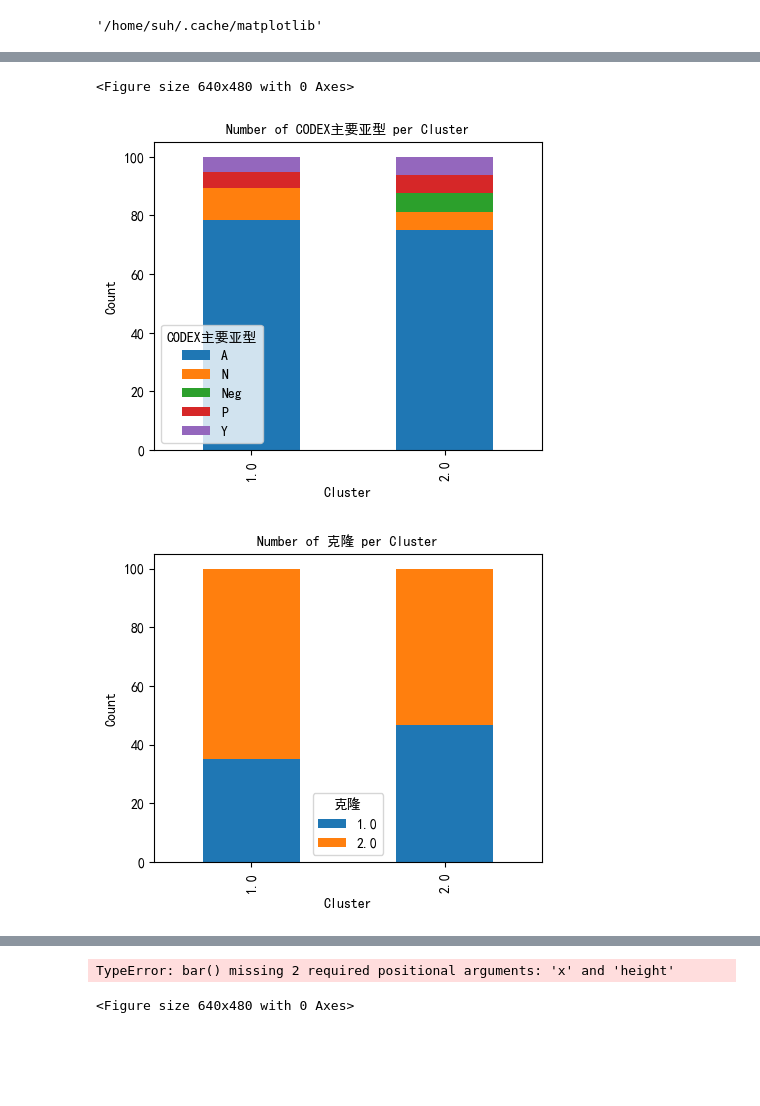
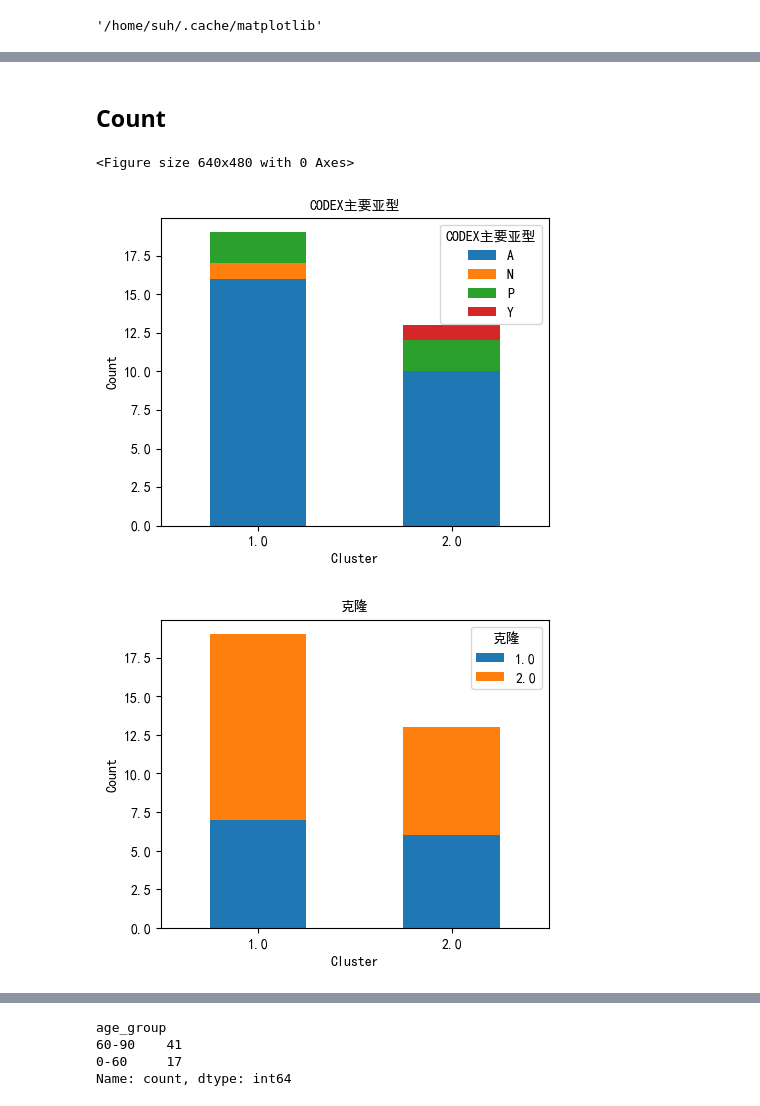
Before and after one commit to p0nda/MetabSubtype, a Jupyter notebook: tasks/Subtype/notebooks/subtype_pro_analysis.ipynb, the cells around one changed output, grey strips where cells are left out. Saved outputs shown, nothing was run; the diff lists cells and outputs as text; code cells hidden in the pictures; blank space fills up the shorter version.

```diff
--- a/tasks/Subtype/notebooks/subtype_pro_analysis.ipynb
+++ b/tasks/Subtype/notebooks/subtype_pro_analysis.ipynb
@@ -45,6 +45,7 @@ warnings.filterwarnings("ignore")
 # %%
 metab_df=pd.read_csv('../data/Using/metab.csv',index_col=0)
 sample_df=pd.read_csv('../data/Using/sample.csv',index_col=0)
+sample_info=pd.read_csv('../../MultiOmics/data/sample/personal_info.csv',index_col=0)
 lipid_df=pd.read_csv('../data/Using/lipid.csv',index_col=0)
 # sample_df=chemical_sample_df
 # sample_df.set_index("Sample Name",inplace=True)
@@ -54,6 +55,8 @@ metab_num=metab_df.shape[1]
 lipid_num=lipid_df.shape[1]
 
 sample_df=sample_df.rename(columns={'TMN':'TNM'})
+
+sample_df=pd.merge(sample_df,sample_info.iloc[:,1:],left_index=True,right_index=True)
 # %%
 metab_cluster
 # %% [output]
@@ -138,0 +289,27 @@ candidate_columns=['CODEX主要亚型','克隆','MT2结构','TNM']
+# %%
+plt.rcParams["font.sans-serif"]=["SimHei"] #设置字体
+plt.rcParams["axes.unicode_minus"]= False #设置字体
+
+stack_column='survival_group'
+using_df=sample_df[(~sample_df[stack_column].isna())&(sample_df[stack_column]!=0)]
+using_df=using_df[using_df['oss']==1]
+# Group by 'cluster' and 'male', then count the occurrences
+grouped = using_df.groupby(['metab_cluster', stack_column]).size().unstack(fill_value=0)
+grouped
+grouped_percentage = grouped.div(grouped.sum(axis=1), axis=0) * 100
+
+plt.set_cmap('Set1')
+# Plot the stacked bar chart
+# plt.figure(figsize=(2, 4))
+fig,ax=plt.subplots()
+grouped.plot(kind='bar', stacked=True,width=0.5,ax=ax,figsize=(5,4))
+
+# Customize the plot
+# plt.title(f'Number of {stack_column} per Cluster',fontproperties=zhfont1)
+plt.title(f'{stack_column}',fontproperties=zhfont1)
+plt.xlabel('Cluster',fontproperties=zhfont1)
+plt.ylabel('Count',fontproperties=zhfont1)
+# plt.legend(title='Male', labels=['Female', 'Male'])
+plt.xticks(rotation=0)  # 将x轴刻度旋转45度
+# Show the plot
+# plt.show()
@@ -139,29 +320,32 @@ candidate_columns=['CODEX主要亚型','克隆','MT2结构','TNM']
+# %% [markdown]
+## Count
 # %%
 plt.rcParams["font.sans-serif"]=["SimHei"] #设置字体
 plt.rcParams["axes.unicode_minus"]= False #设置字体
 stack_column=''
 for stack_column in candidate_columns:
-
+    using_df=sample_df[(~sample_df[stack_column].isna())]
 # Group by 'cluster' and 'male', then count the occurrences
-    grouped = sample_df.groupby(['metab_cluster', stack_column]).size().unstack(fill_value=0)
+    grouped = using_df.groupby(['metab_cluster', stack_column]).size().unstack(fill_value=0)
     grouped
-    grouped_percentage = grouped.div(grouped.sum(axis=1), axis=0) * 100
+    # grouped_percentage = grouped.div(grouped.sum(axis=1), axis=0) * 100
 
     plt.set_cmap('Set1')
     # Plot the stacked bar chart
     # plt.figure(figsize=(2, 4))
     fig,ax=plt.subplots()
-    grouped_percentage.plot(kind='bar', stacked=True,width=0.5,ax=ax,figsize=(5,4))
+    grouped.plot(kind='bar', stacked=True,width=0.5,ax=ax,figsize=(5,4))
 
     # Customize the plot
-    plt.title(f'Number of {stack_column} per Cluster',fontproperties=zhfont1)
+    # plt.title(f'Number of {stack_column} per Cluster',fontproperties=zhfont1)
+    plt.title(f'{stack_column}',fontproperties=zhfont1)
     plt.xlabel('Cluster',fontproperties=zhfont1)
     plt.ylabel('Count',fontproperties=zhfont1)
     # plt.legend(title='Male', labels=['Female', 'Male'])
-
+    plt.xticks(rotation=0)  # 将x轴刻度旋转45度
     # Show the plot
     # plt.show()
 # %% [output]
 <Figure size 640x480 with 0 Axes>
-[figure, old version]
+[figure, new version]
-[figure, old version]
+[figure, new version]
@@ -170,9 +359,10 @@ for stack_column in candidate_columns:
-# %%
-plt.figure()
-plt.bar()
-# %% [output]
-TypeError: bar() missing 2 required positional arguments: 'x' and 'height'
-<Figure size 640x480 with 0 Axes>
+# %%
+sample_df['age_group'].value_counts()
+# %% [output]
+age_group
+60-90    41
+0-60     17
+Name: count, dtype: int64
 # %%
 sns.countplot(data=sample_df,x='lipid_cluster',hue='type',dodge=False)
 # %% [output]
```
Also changed, not shown: parts of 25 cells of this notebook, 14 other files.
